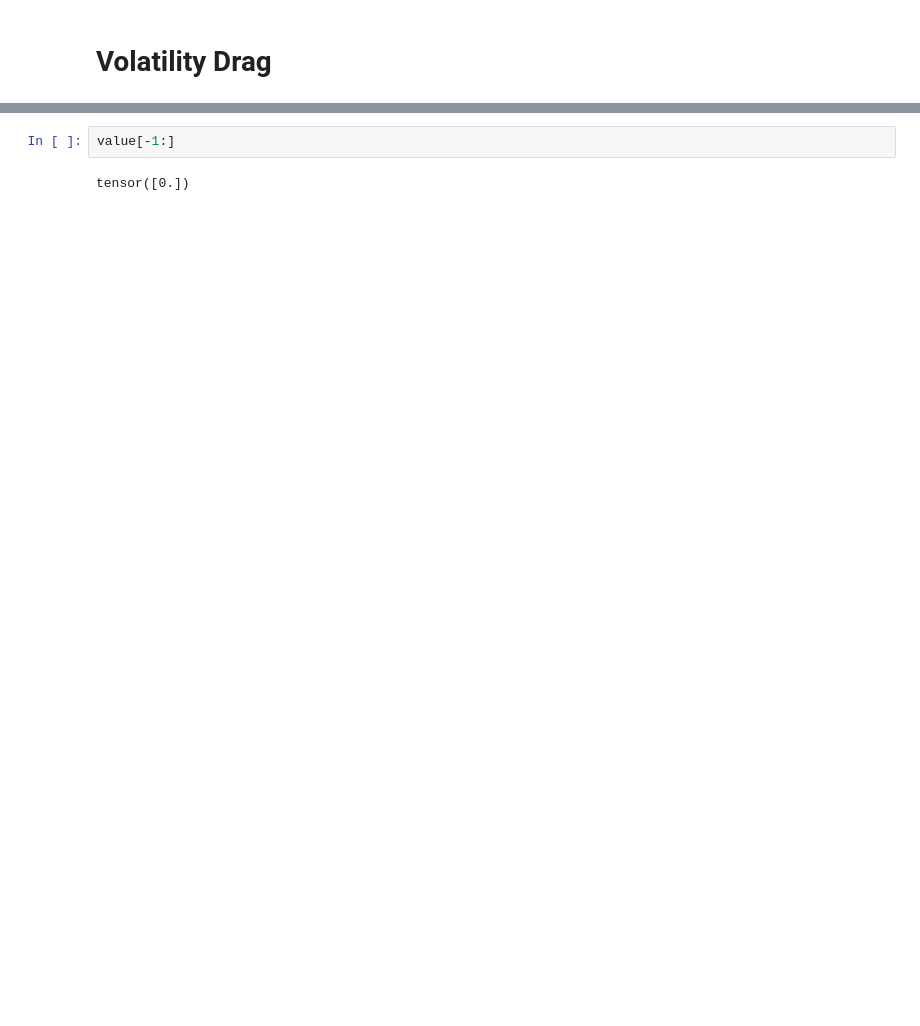
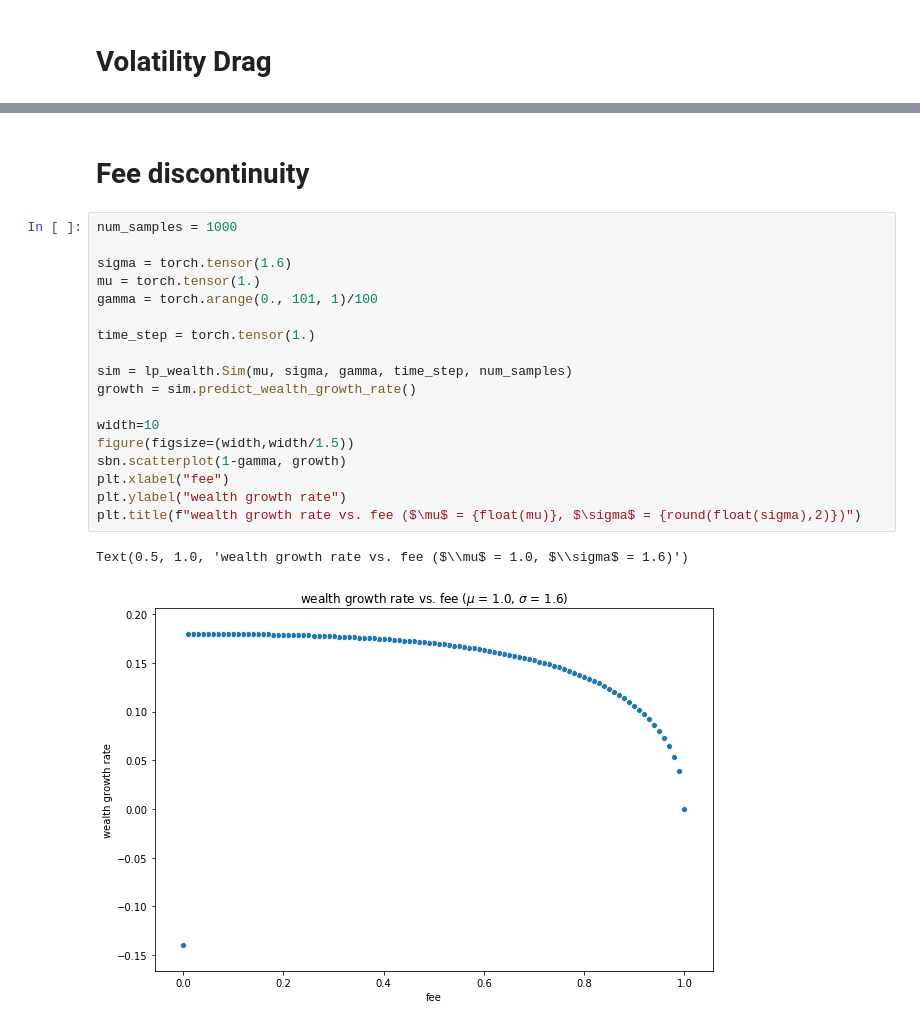
Before and after one commit to david-alexander-white/lp_wealth, a Jupyter notebook: announcement graphs.ipynb, the cells around one changed output, grey strips where cells are left out. Drawn from its saved outputs; the diff is of its cells as text; blank space fills up the shorter version.

```diff
--- a/announcement graphs.ipynb
+++ b/announcement graphs.ipynb
@@ -68,4 +68,23 @@ Text(0.5, 1.0, 'realized wealth vs. expected value in the presence of volatility
-# %%
-value[-1:]
-# %% [output]
-tensor([0.])
+# %% [markdown]
+# Fee discontinuity
+# %%
+num_samples = 1000
+
+sigma = torch.tensor(1.6)
+mu = torch.tensor(1.)
+gamma = torch.arange(0., 101, 1)/100
+
+time_step = torch.tensor(1.)
+
+sim = lp_wealth.Sim(mu, sigma, gamma, time_step, num_samples)
+growth = sim.predict_wealth_growth_rate()
+
+width=10
+figure(figsize=(width,width/1.5))
+sbn.scatterplot(1-gamma, growth)
+plt.xlabel("fee")
+plt.ylabel("wealth growth rate")
+plt.title(f"wealth growth rate vs. fee ($\mu$ = {float(mu)}, $\sigma$ = {round(float(sigma),2)})")
+# %% [output]
+Text(0.5, 1.0, 'wealth growth rate vs. fee ($\\mu$ = 1.0, $\\sigma$ = 1.6)')
+[figure, added]
```
Also changed, not shown: parts of 5 cells of this notebook, 1 other file.
